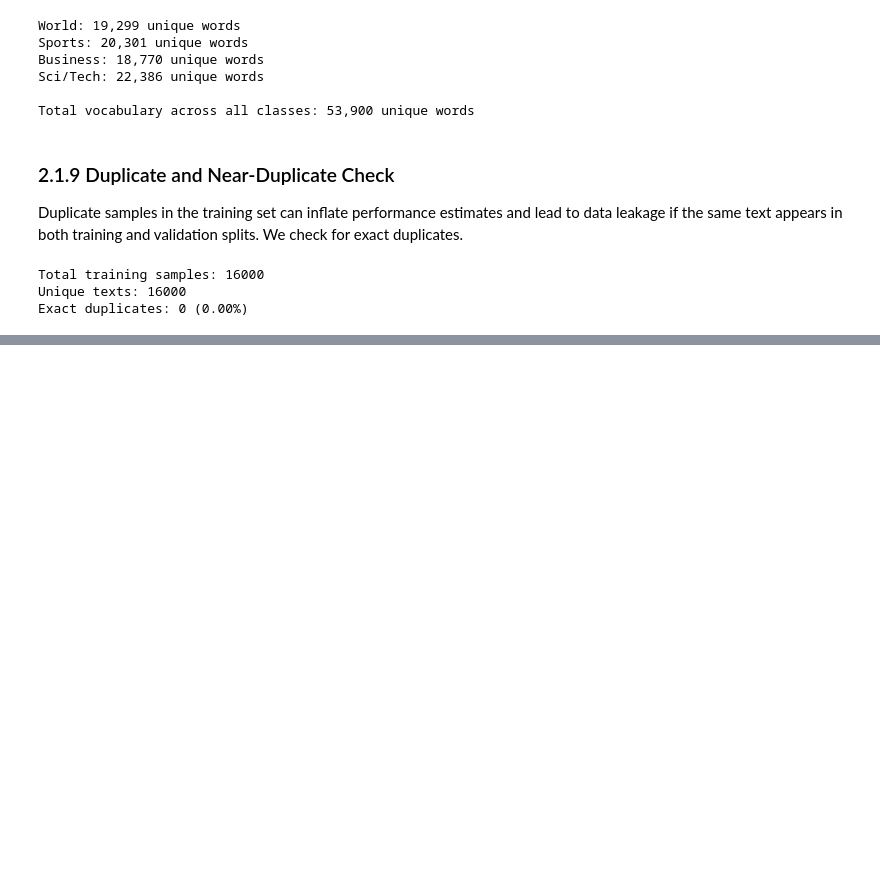
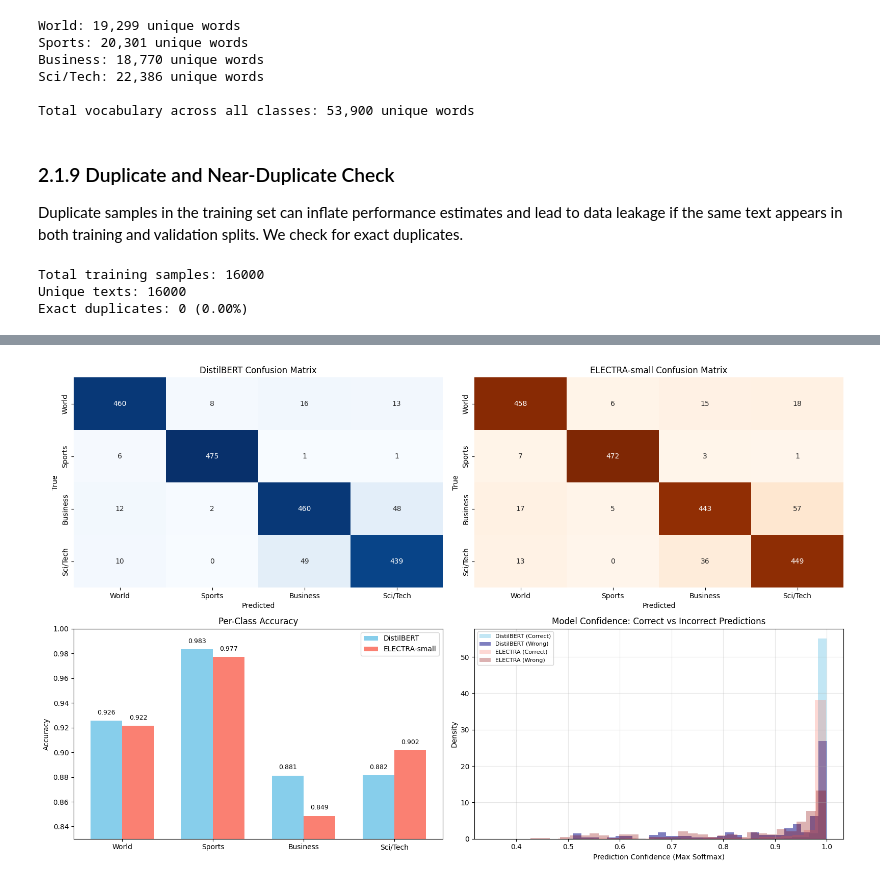
Before and after one commit to Martxelo5/DLproyect, a Jupyter notebook: deliverable3/main.ipynb, the cells around one changed output, grey strips where cells are left out. Saved outputs shown, nothing was run; the diff lists cells and outputs as text; code cells hidden in the pictures; blank space fills up the shorter version.

```diff
--- a/deliverable3/main.ipynb
+++ b/deliverable3/main.ipynb
@@ -349,0 +806,13 @@ Exact duplicates: 0 (0.00%)
+# %%
+import numpy as np
+mis_idx = np.where(np.array(distil_preds) != np.array(distil_labels))[0]
+print(f"Analyzing {min(5, len(mis_idx))} DistilBERT misclassifications:\n")
+
+for i, idx in enumerate(mis_idx[:5]):
+    sample = dataset_dict["test"][int(idx)]
+    inputs = distil_tokenizer(sample["text"], return_tensors="pt", truncation=True, max_length=128).to(device)
+    with torch.no_grad():
+        logits = distil_model(**inputs).logits
+    probs = torch.softmax(logits, dim=1)[0]
+    print(f"Text: {sample['text'][:120]}...")
+    print(f"True: {class_names[sample['label']]} | Pred: {class_names[distil_preds[idx]]} | Conf: {probs.max().item():.3f}\n")
@@ -349,0 +880,65 @@ Exact duplicates: 0 (0.00%)
+# %%
+import matplotlib.pyplot as plt
+import seaborn as sns
+from sklearn.metrics import confusion_matrix, accuracy_score
+import numpy as np
+
+# Ensure predictions/labels are numpy arrays
+d_labels, d_preds = np.array(distil_labels), np.array(distil_preds)
+e_labels, e_preds = np.array(electra_labels), np.array(electra_preds)
+
+fig = plt.figure(figsize=(16, 10))
+
+# 1. Confusion Matrices
+ax1 = plt.subplot(2, 2, 1)
+cm_d = confusion_matrix(d_labels, d_preds)
+sns.heatmap(cm_d, annot=True, fmt='d', cmap='Blues', ax=ax1,
+            xticklabels=class_names, yticklabels=class_names, cbar=False)
+ax1.set_title('DistilBERT Confusion Matrix')
+ax1.set_xlabel('Predicted'); ax1.set_ylabel('True')
+
+ax2 = plt.subplot(2, 2, 2)
+cm_e = confusion_matrix(e_labels, e_preds)
+sns.heatmap(cm_e, annot=True, fmt='d', cmap='Oranges', ax=ax2,
+            xticklabels=class_names, yticklabels=class_names, cbar=False)
+ax2.set_title('ELECTRA-small Confusion Matrix')
+ax2.set_xlabel('Predicted'); ax2.set_ylabel('True')
+
+# 2. Per-Class Accuracy
+def per_class_acc(labels, preds):
+    return [accuracy_score(labels[labels==i], preds[labels==i]) if (labels==i).sum() > 0 else 0.0
+            for i in range(len(class_names))]
+
+d_class_acc = per_class_acc(d_labels, d_preds)
+e_class_acc = per_class_acc(e_labels, e_preds)
+
+ax3 = plt.subplot(2, 2, 3)
+x = np.arange(len(class_names))
+w = 0.35
+ax3.bar(x - w/2, d_class_acc, w, label='DistilBERT', color='skyblue')
+ax3.bar(x + w/2, e_class_acc, w, label='ELECTRA-small', color='salmon')
+ax3.set_xticks(x); ax3.set_xticklabels(class_names)
+ax3.set_ylabel('Accuracy'); ax3.set_title('Per-Class Accuracy')
+ax3.legend(); ax3.set_ylim(0.83, 1.0)
+for i, (v1, v2) in enumerate(zip(d_class_acc, e_class_acc)):
+    ax3.text(i - w/2, v1 + 0.005, f'{v1:.3f}', ha='center', fontsize=9)
+    ax3.text(i + w/2, v2 + 0.005, f'{v2:.3f}', ha='center', fontsize=9)
+
+# 3. Confidence vs Correctness
+ax4 = plt.subplot(2, 2, 4)
+d_correct = d_preds == d_labels
+e_correct = e_preds == e_labels
+ax4.hist(distil_confs[d_correct], bins=30, alpha=0.5, label='DistilBERT (Correct)', density=True, color='skyblue')
+ax4.hist(distil_confs[~d_correct], bins=30, alpha=0.5, label='DistilBERT (Wrong)', density=True, color='navy')
+ax4.hist(electra_confs[e_correct], bins=30, alpha=0.3, label='ELECTRA (Correct)', density=True, color='salmon')
+ax4.hist(electra_confs[~e_correct], bins=30, alpha=0.3, label='ELECTRA (Wrong)', density=True, color='darkred')
+ax4.set_xlabel('Prediction Confidence (Max Softmax)')
+ax4.set_ylabel('Density')
+ax4.set_title('Model Confidence: Correct vs Incorrect Predictions')
+ax4.legend(fontsize=8)
+ax4.grid(True, alpha=0.3)
+
+plt.tight_layout()
+plt.show()
+# %% [output]
+[figure, added]
```
Also changed, not shown: parts of 17 cells of this notebook, 2 other files.
